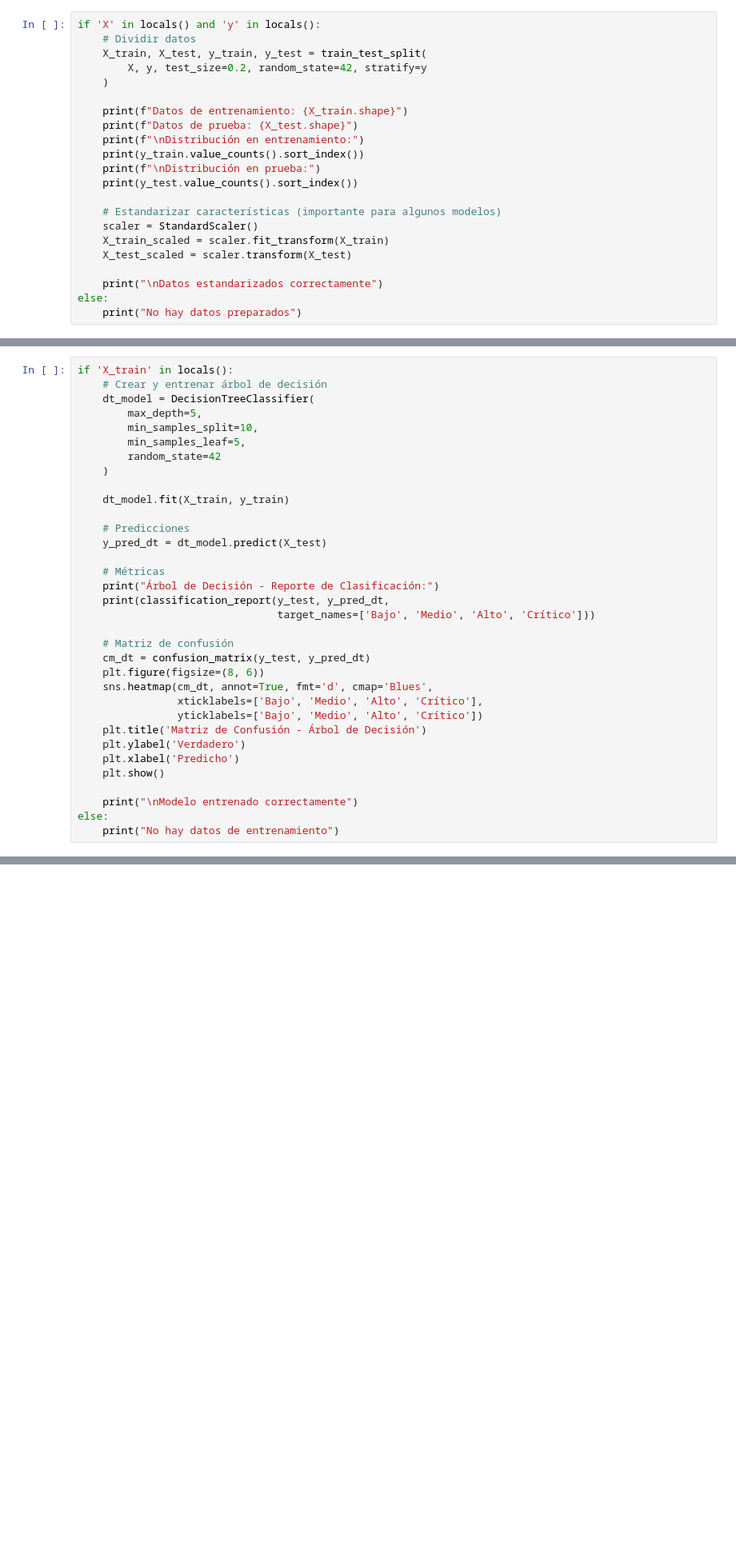
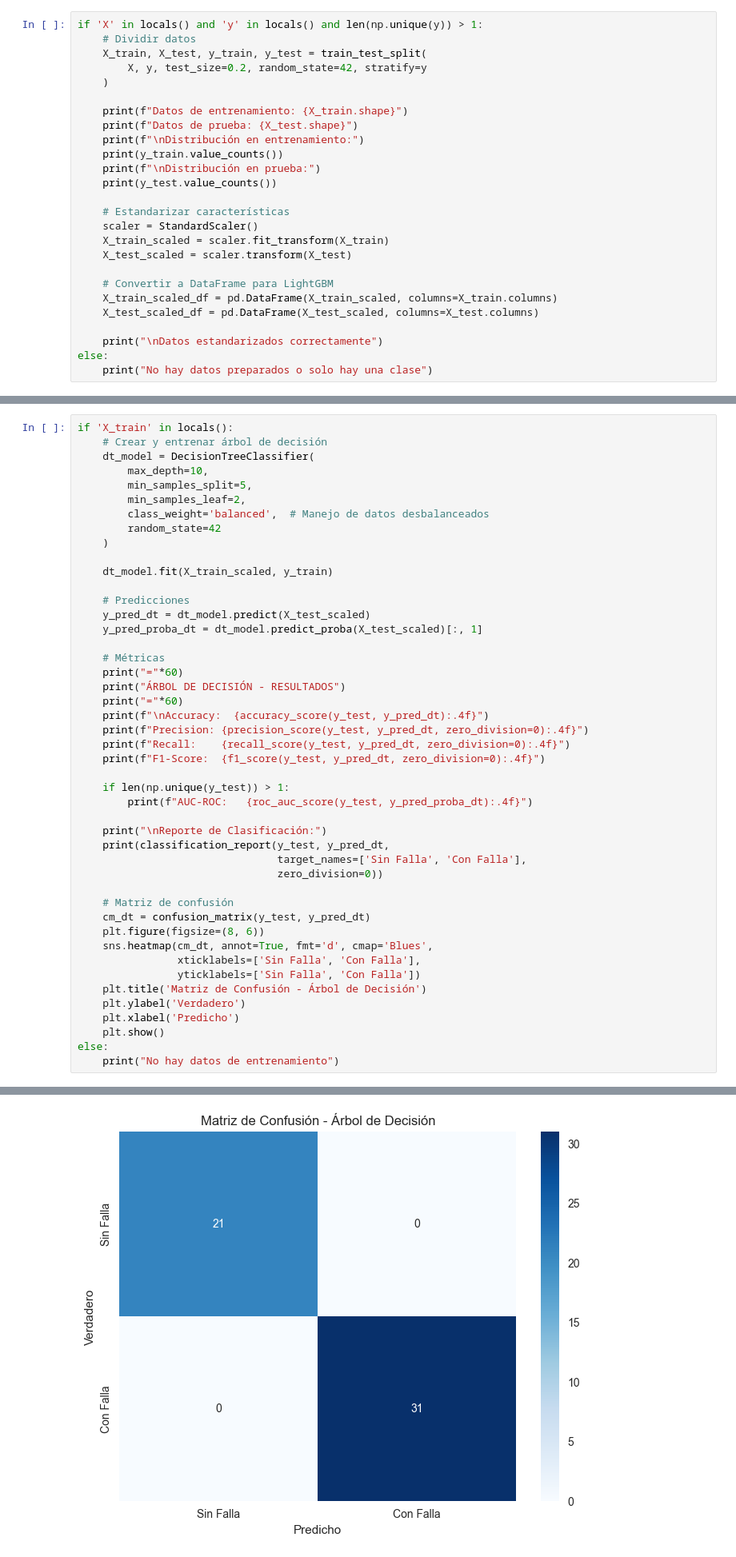
Before and after one commit to carlosrosan/palantir_webapp, a Jupyter notebook: Ingelearn_curso_mtto_predictivo/02_modelos_clasificacion.ipynb, the cells around one changed output, grey strips where cells are left out. Shown at 80% size. Saved outputs shown, nothing was run; the diff lists cells and outputs as text; blank space fills up the shorter version.

```diff
--- a/Ingelearn_curso_mtto_predictivo/02_modelos_clasificacion.ipynb
+++ b/Ingelearn_curso_mtto_predictivo/02_modelos_clasificacion.ipynb
@@ -198,7 +164,7 @@ clase_riesgo
 # %% [markdown]
 ## 5. División de Datos en Train y Test
 # %%
-if 'X' in locals() and 'y' in locals():
+if 'X' in locals() and 'y' in locals() and len(np.unique(y)) > 1:
     # Dividir datos
     X_train, X_test, y_train, y_test = train_test_split(
         X, y, test_size=0.2, random_state=42, stratify=y
@@ -207,16 +173,20 @@ if 'X' in locals() and 'y' in locals():
     print(f"Datos de entrenamiento: {X_train.shape}")
     print(f"Datos de prueba: {X_test.shape}")
     print(f"\nDistribución en entrenamiento:")
-    print(y_train.value_counts().sort_index())
+    print(y_train.value_counts())
     print(f"\nDistribución en prueba:")
-    print(y_test.value_counts().sort_index())
+    print(y_test.value_counts())
 
-    # Estandarizar características (importante para algunos modelos)
+    # Estandarizar características
     scaler = StandardScaler()
     X_train_scaled = scaler.fit_transform(X_train)
     X_test_scaled = scaler.transform(X_test)
 
+    # Convertir a DataFrame para LightGBM
+    X_train_scaled_df = pd.DataFrame(X_train_scaled, columns=X_train.columns)
+    X_test_scaled_df = pd.DataFrame(X_test_scaled, columns=X_test.columns)
+
     print("\nDatos estandarizados correctamente")
 else:
-    print("No hay datos preparados")
+    print("No hay datos preparados o solo hay una clase")
 # %% [output]
@@ -240,34 +212,46 @@ Datos estandarizados correctamente
 if 'X_train' in locals():
     # Crear y entrenar árbol de decisión
     dt_model = DecisionTreeClassifier(
-        max_depth=5,
-        min_samples_split=10,
-        min_samples_leaf=5,
+        max_depth=10,
+        min_samples_split=5,
+        min_samples_leaf=2,
+        class_weight='balanced',  # Manejo de datos desbalanceados
         random_state=42
     )
 
-    dt_model.fit(X_train, y_train)
+    dt_model.fit(X_train_scaled, y_train)
 
     # Predicciones
-    y_pred_dt = dt_model.predict(X_test)
+    y_pred_dt = dt_model.predict(X_test_scaled)
+    y_pred_proba_dt = dt_model.predict_proba(X_test_scaled)[:, 1]
 
     # Métricas
-    print("Árbol de Decisión - Reporte de Clasificación:")
+    print("="*60)
+    print("ÁRBOL DE DECISIÓN - RESULTADOS")
+    print("="*60)
+    print(f"\nAccuracy:  {accuracy_score(y_test, y_pred_dt):.4f}")
+    print(f"Precision: {precision_score(y_test, y_pred_dt, zero_division=0):.4f}")
+    print(f"Recall:    {recall_score(y_test, y_pred_dt, zero_division=0):.4f}")
+    print(f"F1-Score:  {f1_score(y_test, y_pred_dt, zero_division=0):.4f}")
+
+    if len(np.unique(y_test)) > 1:
+        print(f"AUC-ROC:   {roc_auc_score(y_test, y_pred_proba_dt):.4f}")
+
+    print("\nReporte de Clasificación:")
     print(classification_report(y_test, y_pred_dt,
-                                target_names=['Bajo', 'Medio', 'Alto', 'Crítico']))
+                                target_names=['Sin Falla', 'Con Falla'],
+                                zero_division=0))
 
     # Matriz de confusión
     cm_dt = confusion_matrix(y_test, y_pred_dt)
     plt.figure(figsize=(8, 6))
     sns.heatmap(cm_dt, annot=True, fmt='d', cmap='Blues',
-                xticklabels=['Bajo', 'Medio', 'Alto', 'Crítico'],
-                yticklabels=['Bajo', 'Medio', 'Alto', 'Crítico'])
+                xticklabels=['Sin Falla', 'Con Falla'],
+                yticklabels=['Sin Falla', 'Con Falla'])
     plt.title('Matriz de Confusión - Árbol de Decisión')
     plt.ylabel('Verdadero')
     plt.xlabel('Predicho')
     plt.show()
-
-    print("\nModelo entrenado correctamente")
 else:
     print("No hay datos de entrenamiento")
 # %% [output]
@@ -276,3 +277,4 @@ ValueError: Number of classes, 1, does not match size of target_names, 4. Try sp
+[figure, added]
 # %% [markdown]
 ## 7. Visualización del Árbol de Decisión
 # %%
```
Also changed, not shown: parts of 24 cells of this notebook, 11 other files.
